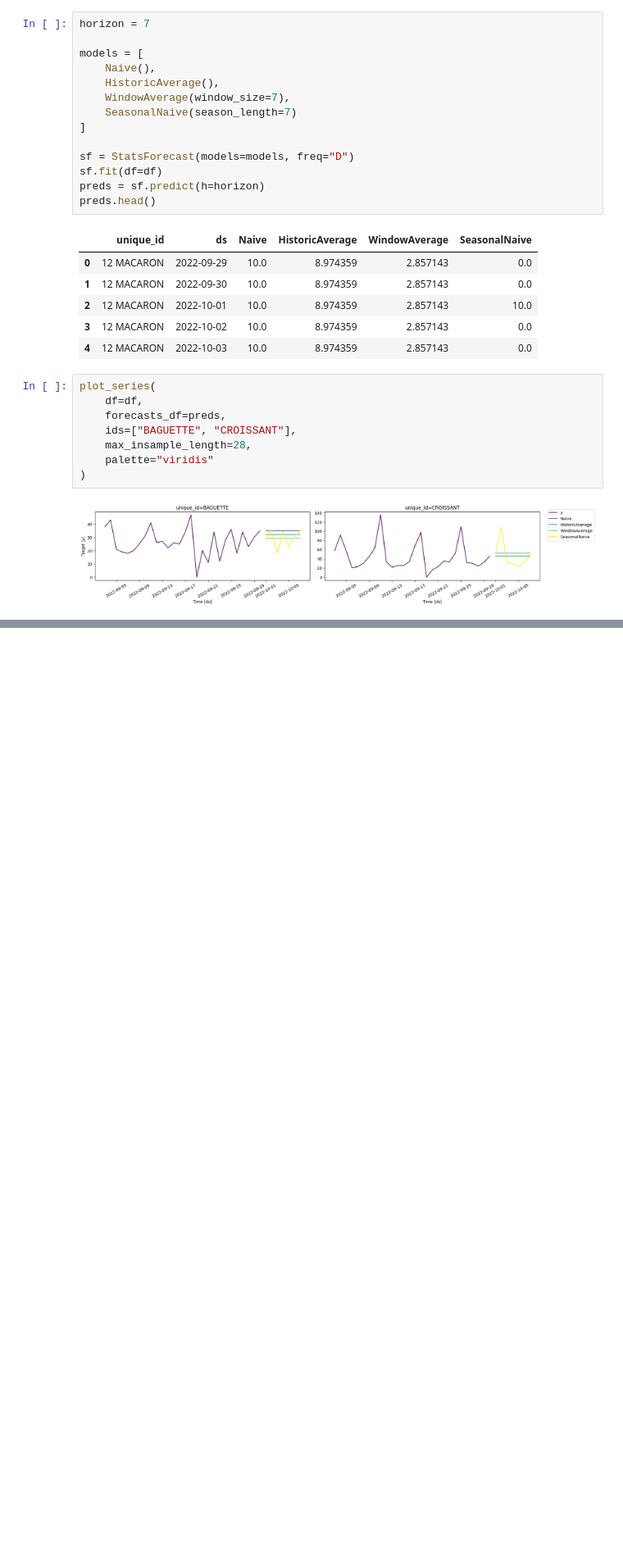
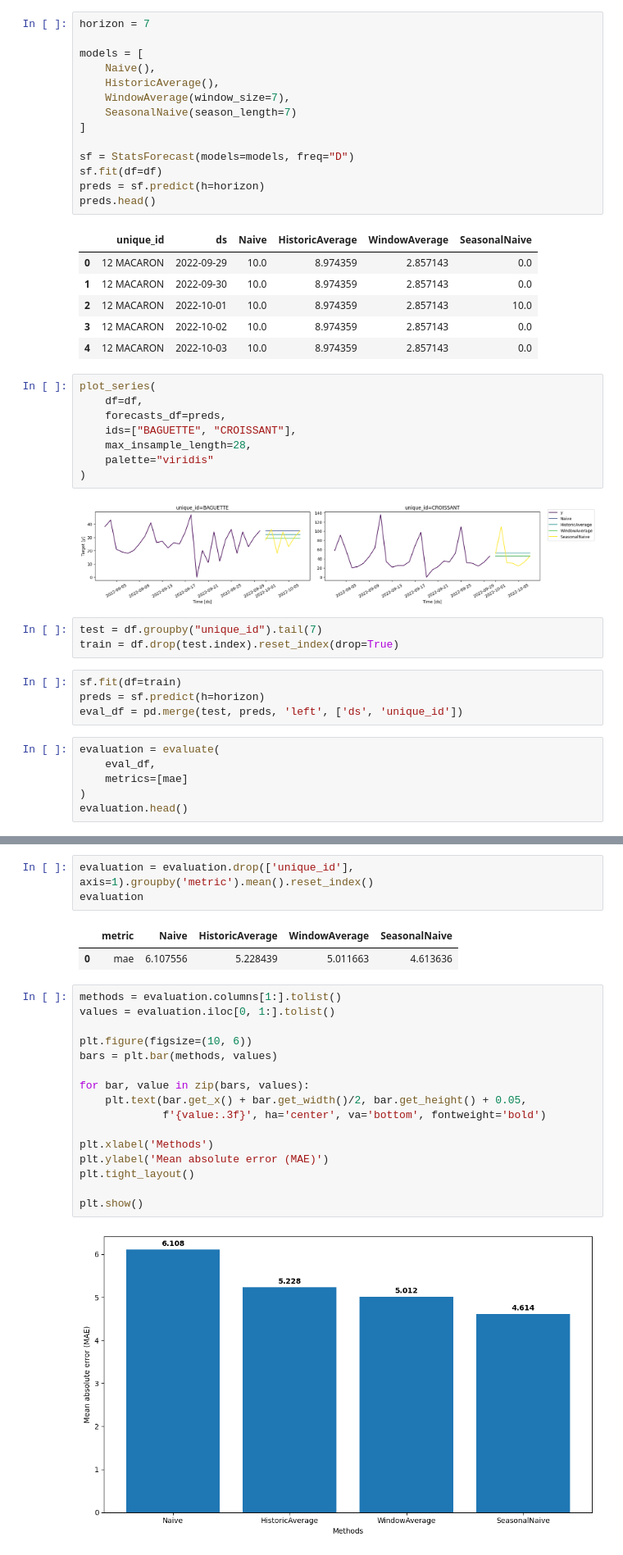
Before and after one commit to Tahir2022/Time-Series-Analysis-and-Forecasting-, a Jupyter notebook: exercises.ipynb, the cells around one changed output, grey strips where cells are left out. Shown at 82% size. Cells and saved outputs as stored; diff of their text form; blank space fills up the shorter version.

Commit message:
Used graphics exactly bar

```diff
--- a/exercises.ipynb
+++ b/exercises.ipynb
@@ -63,3 +63,16 @@ plot_series(
 )
 # %% [output]
 [figure]
+# %%
+test = df.groupby("unique_id").tail(7)
+train = df.drop(test.index).reset_index(drop=True)
+# %%
+sf.fit(df=train)
+preds = sf.predict(h=horizon)
+eval_df = pd.merge(test, preds, 'left', ['ds', 'unique_id'])
+# %%
+evaluation = evaluate(
+    eval_df,
+    metrics=[mae]
+)
+evaluation.head()
@@ -65,0 +86,24 @@ plot_series(
+# %%
+evaluation = evaluation.drop(['unique_id'], axis=1).groupby('metric').mean().reset_index()
+evaluation
+# %% [output]
+|  | metric | Naive | HistoricAverage | WindowAverage | SeasonalNaive |
+| 0 | mae | 6.107556 | 5.228439 | 5.011663 | 4.613636 |
+# %%
+methods = evaluation.columns[1:].tolist()
+values = evaluation.iloc[0, 1:].tolist()
+
+plt.figure(figsize=(10, 6))
+bars = plt.bar(methods, values)
+
+for bar, value in zip(bars, values):
+    plt.text(bar.get_x() + bar.get_width()/2, bar.get_height() + 0.05,
+             f'{value:.3f}', ha='center', va='bottom', fontweight='bold')
+
+plt.xlabel('Methods')
+plt.ylabel('Mean absolute error (MAE)')
+plt.tight_layout()
+
+plt.show()
+# %% [output]
+[figure, added]
```
Also changed, not shown: parts of 1 cell of this notebook.
